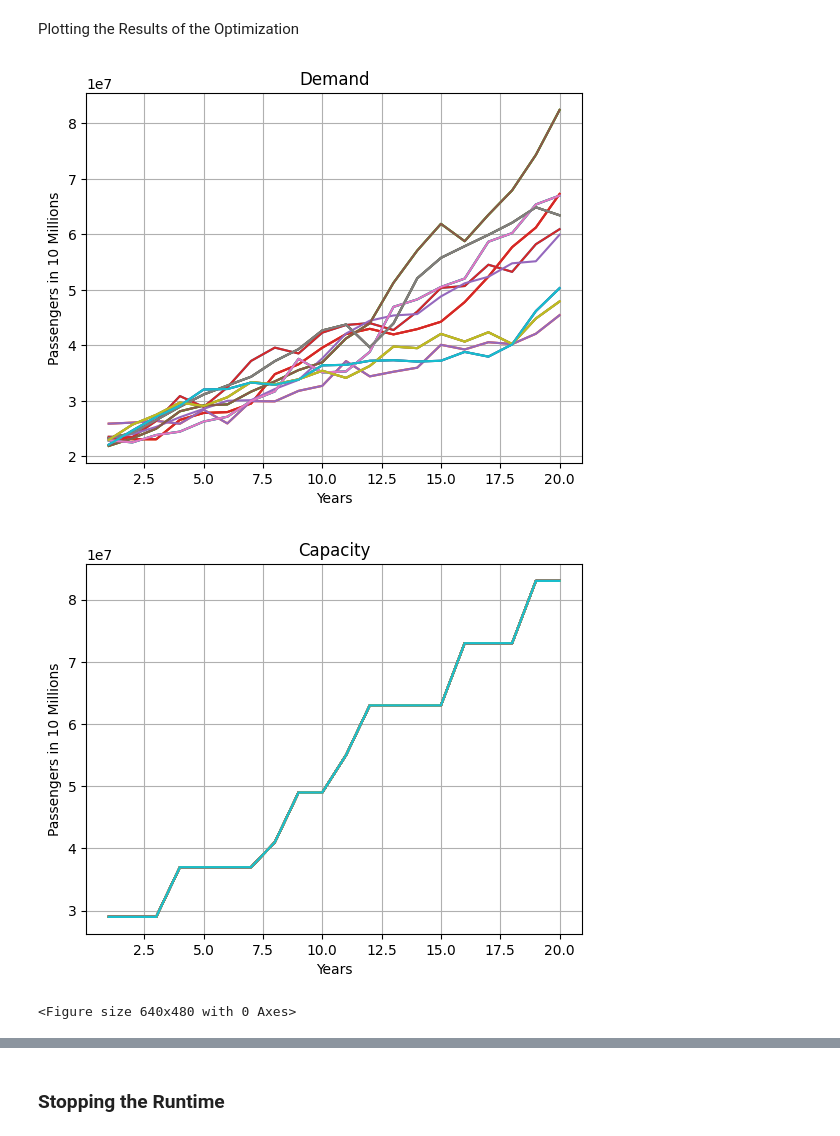
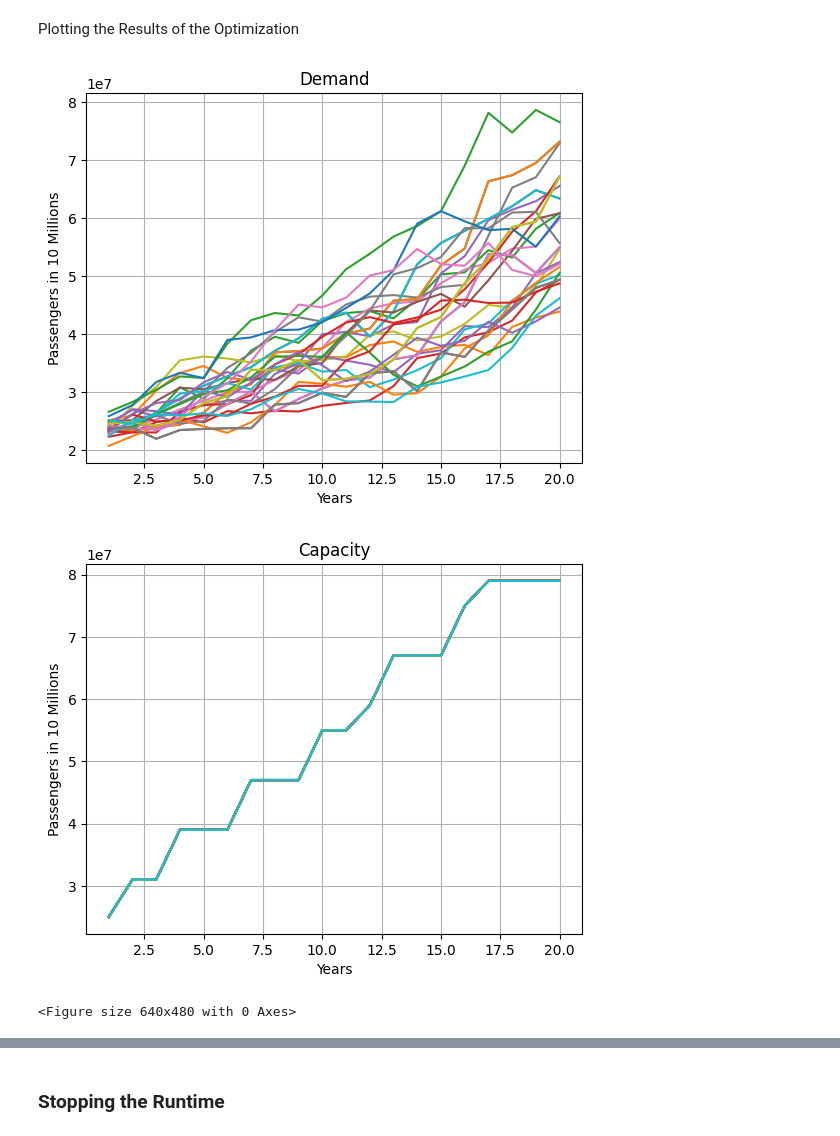
Before and after one commit to Oli767/VT1-Python-Files, a Jupyter notebook: VT2 VS Code/VT2.ipynb, the cells around one changed output, grey strips where cells are left out. Drawn from its saved outputs; the diff is of its cells as text; code cells hidden in the pictures.

```diff
--- a/VT2 VS Code/VT2.ipynb
+++ b/VT2 VS Code/VT2.ipynb
@@ -29,17 +29,17 @@ Param = {
     "Dt0": 22561132,  # Demand at t0
     "dt": 1,  # Steptime in Years
     "Fth": 20,  # Time Horizon of Forecasts in Steptime
-    "Forecasts": 10,  # Number of Forecasts
+    "Forecasts": 100,  # Number of Forecasts
     "mu": 0.042754330256447565,
     "sigma": 0.05813761525452841,
     "r_D": 0.1,  # Revenues per Unit of Demand per Period
-    "r_K": 7,  # Revenues per Unit of Capacity per Period
+    "r_K": 3,  # Revenues per Unit of Capacity per Period
     "r_K_rent": 0.1,  # Rental Revenues per Unit of Capacity per Period
     "co_K": 0.34,  # Operational costs per unit of capacity per period
     "co_D": 0,  # Operational cost per unit of demand per period
     "ci_K": 600000,  # Installation cost per unit of capacity
     "discount": 0.05,  # Discount factor
-    "EoS": 0.8,  # EoS factor
+    "EoS": 0.9,  # EoS factor
     # delta_K0 = 0
     "h": 1,  # h
     "K0": 25000000,  # Initial Capacity
@@ -144,20 +144,42 @@ Geometric Brownian motion Formula
 # %% [markdown]
 ## Calulation of the ENPV
 # %%
-def Capacity(K0, delta_K):
+# def Capacity(K0, delta_K):
+#     """
+#     This Function returns the Capacity value for a given Initial Capacity and delta
+#     Capacity Vector
+
+#     Args:
+#         K0 (int): Initial Capacity
+#         delta_K (ndarray): delta Capacity Vector
+
+#     Returns:
+#         K (ndarray): Capacity Vector
+#     """
+#     # Create a cumulative sum array starting from K0
+#     K = K0 + np.cumsum(delta_K) * 1000000
+#     return K
+
+
+def Capacity(K0, delta_K, Forecasts):
     """
-    This Function returns the Capacity value for a given Initial Capacity and delta
-    Capacity Vector
+    This Function returns the Capacity value in Matrix format for a given Initial
+    Capacity and delta Capacity Vector, copied according to the number of Forecasts
 
     Args:
         K0 (int): Initial Capacity
         delta_K (ndarray): delta Capacity Vector
+        Forecasts (int): Number of forecasts
 
     Returns:
-        K (ndarray): Capacity Vector
+        K (ndarray): Capacity Matrix
     """
-    # Create a cumulative sum array starting from K0
-    K = K0 + np.cumsum(delta_K) * 1000000
+    # Repeat the delta_K vector 'Forecasts' times
+    repeated_delta_K = np.repeat(delta_K[np.newaxis, :], Forecasts, axis=0)
+
+    # Create a cumulative sum array starting from K0 for each forecast
+    K = K0 + np.cumsum(repeated_delta_K, axis=1) * 1000000
+
     return K
 
 
@@ -199,7 +221,7 @@ def Cost(K, D, delta_K, co_K, co_D, ci_K, EoS, h):
         co_D (float): Operating Cost per Unit of Demand
         ci_K (float): Installation Cost per Unit of Capaciy
         EoS (float): Economy of Scale Factor
-        h (-): _description_
+        h (int): _description_
 
     Returns:
         Total_Cost (float): Cost
@@ -455,28 +478,28 @@ Plotting the Results of the Optimization
 # %%
 # Calling the Scenario Plotting Function
 fn.Scenario_plot(
     Demand,
     Param["Fth"],
     True,
     "Demand",
     "Passengers in 10 Millions",
     30,
 )
 
-New_K = Capacity(Param["K0"], best_ind)
+New_K = np.array(Capacity(Param["K0"], best_ind, Param["Forecasts"]))
 
 # Calling the Scenario Plotting Function
 fn.Scenario_plot(
     New_K,
     Param["Fth"],
     True,
     "Capacity",
     "Passengers in 10 Millions",
     30,
 )
 # %% [output]
-[figure, old version]
+[figure, new version]
-[figure, old version]
+[figure, new version]
 <Figure size 640x480 with 0 Axes>
 # %%
 r_D = Param["r_D"]  # Revenues per Unit of Demand per Period
```
Also changed, not shown: parts of 6 cells of this notebook.
